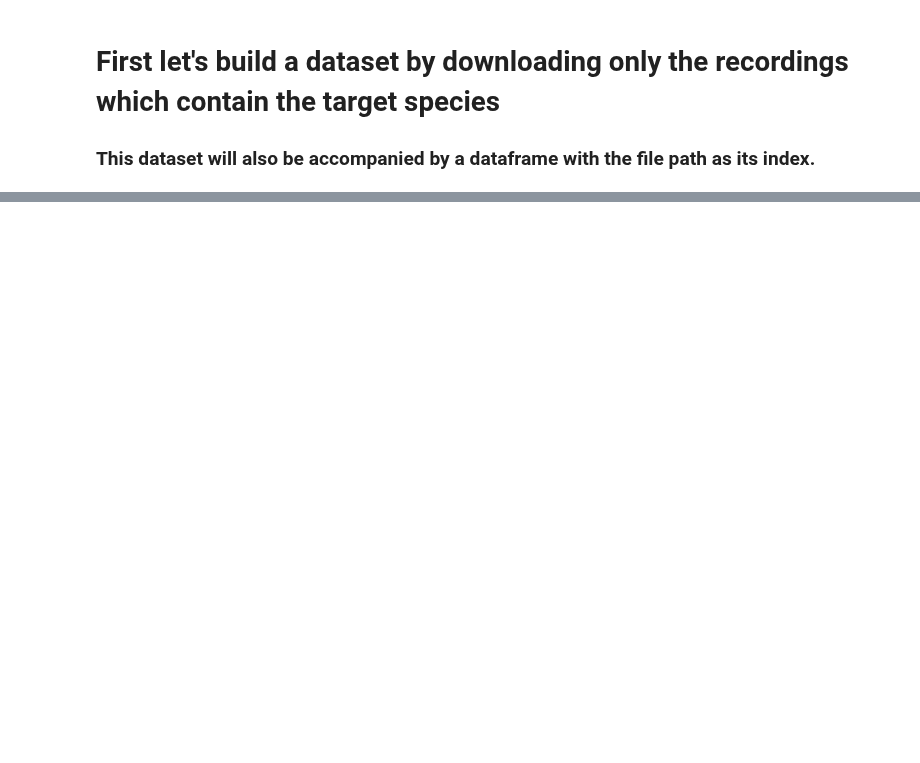
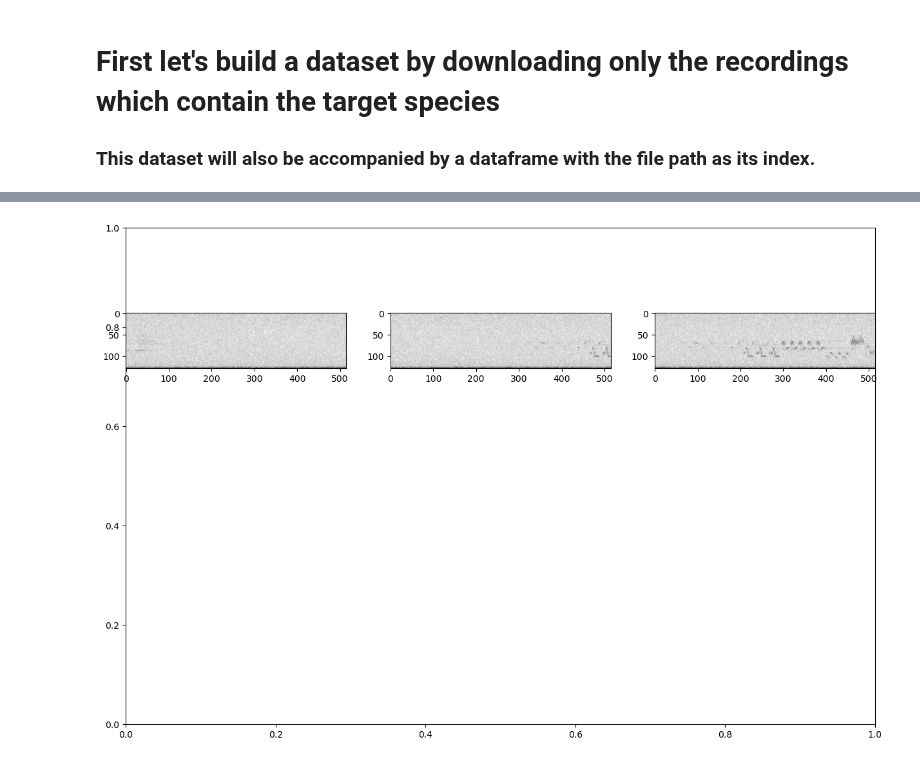
Before and after one commit to Mgallimore88/osfl_cnn_recognizer, a Jupyter notebook: notebooks/exploratory_nbs/1.12-mjg-get-samples_from_recordings.ipynb, the cells around one changed output, grey strips where cells are left out. Saved outputs shown, nothing was run; the diff lists cells and outputs as text; code cells hidden in the pictures; blank space fills up the shorter version.

Commit message:
continues work generating a dataset

```diff
--- a/notebooks/exploratory_nbs/1.12-mjg-get-samples_from_recordings.ipynb
+++ b/notebooks/exploratory_nbs/1.12-mjg-get-samples_from_recordings.ipynb
@@ -125,3 +163,0 @@ f.headers['Content-Length']
-# %%
-for i in not_downloaded_yet_df.index:
-    print(i)
@@ -156,0 +204,6 @@ osfls['recording_url'].iloc[0]
+# %%
+downloaded_path_df = pd.DataFrame(df_downloaded_recordings.index).set_index('relative_path')
+# %%
+training_recordings = downloaded_path_df
+pre=oss.SpectrogramPreprocessor(sample_duration=3.0)
+splitting_dataset = oss.AudioSplittingDataset(training_recordings, pre, overlap_fraction = 0)
@@ -156,0 +297,3 @@ osfls['recording_url'].iloc[0]
+# %%
+splitting_dataset.bypass_augmentations=True
+tensors = [splitting_dataset[i].data for i in range(3)]
@@ -156,0 +317,6 @@ osfls['recording_url'].iloc[0]
+# %%
+# helper function for displaying a sample as an image
+from opensoundscape.preprocess.utils import show_tensor, show_tensor_grid
+_ = show_tensor_grid(tensors,3, )
+# %% [output]
+[figure, added]
```
Also changed, not shown: parts of 43 cells of this notebook, 2 other files.
